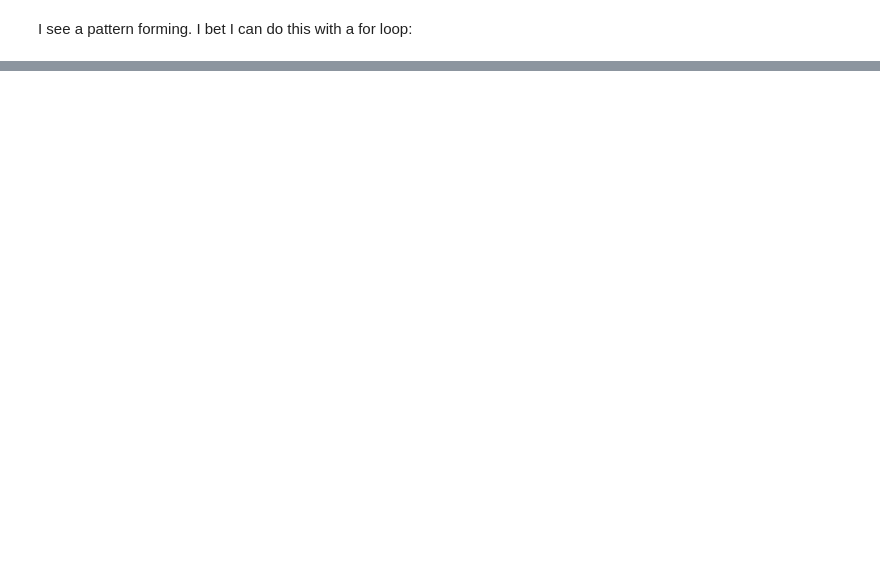
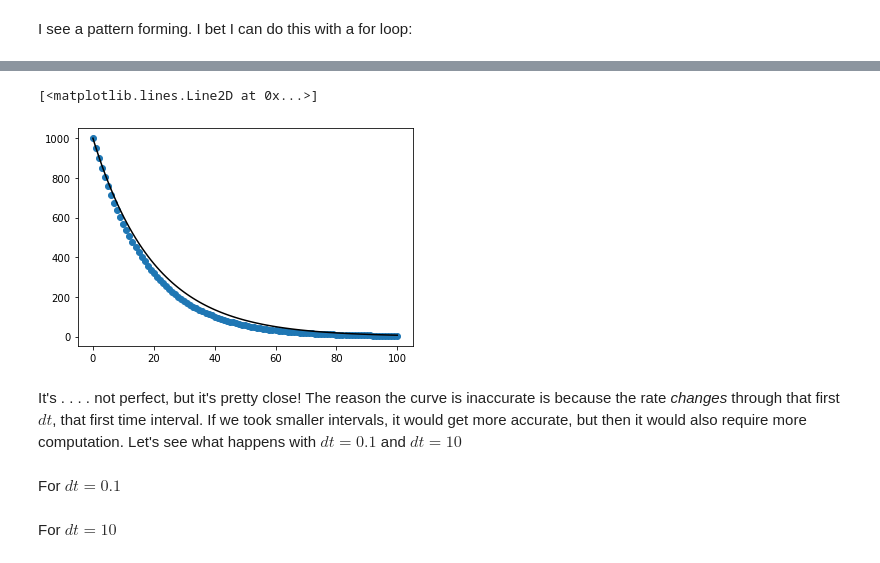
Before and after one commit to timplab/bcmb_bootcamp, a Jupyter notebook: day5/modeling.ipynb, the cells around one changed output, grey strips where cells are left out. Cells and saved outputs as stored; diff of their text form; code cells hidden in the pictures; blank space fills up the shorter version.

```diff
--- a/day5/modeling.ipynb
+++ b/day5/modeling.ipynb
@@ -103,0 +124,12 @@ for i in range(100):
+# %%
+C_analytical=C[0]*np.exp(-k*t)
+
+plt.plot(t, C, 'o')
+plt.plot(t, C_analytical, 'k-')
+# %% [output]
+[<matplotlib.lines.Line2D at 0x...>]
+[figure, added]
+# %% [markdown]
+It's . . . . not perfect, but it's pretty close! The reason the curve is inaccurate is because the rate _changes_ through that first $dt$, that first time interval.  If we took smaller intervals, it would get more accurate, but then it would also require more computation.  Let's see what happens with $dt=0.1$ and $dt=10$
+# %% [markdown]
+For $dt=0.1$
@@ -103,0 +149,2 @@ for i in range(100):
+# %% [markdown]
+For $dt = 10$
```
Also changed, not shown: parts of 40 cells of this notebook, 2 other files.
